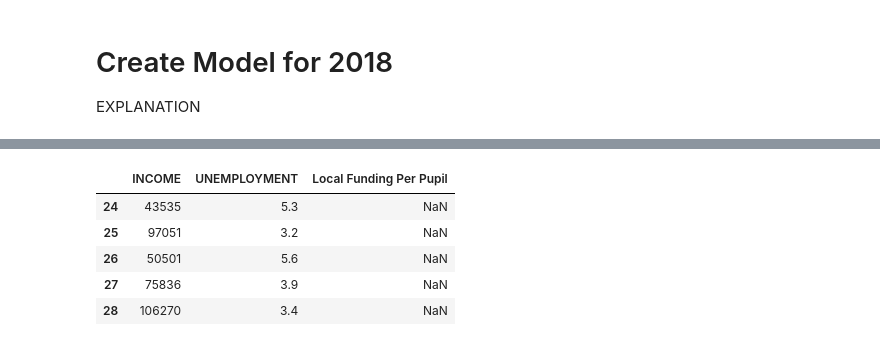
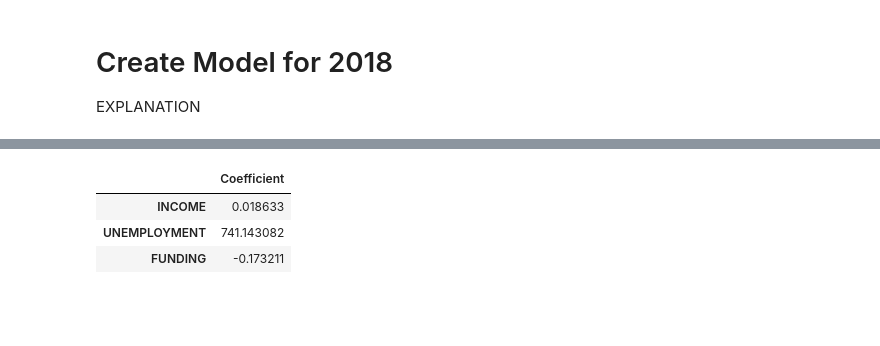
Before and after one commit to lgmueller/lgmueller.github.io, a Jupyter notebook: final-project/final-project.ipynb, the cells around one changed output, grey strips where cells are left out. Cells and saved outputs as stored; diff of their text form; code cells hidden in the pictures; blank space fills up the shorter version.

```diff
--- a/final-project/final-project.ipynb
+++ b/final-project/final-project.ipynb
@@ -549,15 +554,24 @@ crime_18.head()
 # %%
 # create variables for model
-X = crime_18[['INCOME',
+X = table_18[['INCOME',
               'UNEMPLOYMENT',
-              'Local Funding Per Pupil']]
+              'FUNDING']]
 X = pd.get_dummies(data=X, drop_first=True)
-Y = crime_18['OVERALL CRIME RATE PER 100,000 PEOPLE']
-X.head()
+Y = table_18['OVERALL CRIME RATE PER 100,000 PEOPLE']
-# %% [output]
-|  | INCOME | UNEMPLOYMENT | Local Funding Per Pupil |
-| 24 | 43535 | 5.3 | NaN |
-| 25 | 97051 | 3.2 | NaN |
-| 26 | 50501 | 5.6 | NaN |
-| 27 | 75836 | 3.9 | NaN |
-| 28 | 106270 | 3.4 | NaN |
+# %%
+# learn more about this go to
+# https://medium.com/analytics-vidhya/implementing-linear-regression-using-sklearn-76264a3c073c
+
+# split data in to test and train data
+X_train, X_test, y_train, y_test = train_test_split(X, Y, test_size=0.4, random_state=101)
+
+model = LinearRegression()
+model.fit(X_train,y_train)
+
+coeff_parameter = pd.DataFrame(model.coef_,X.columns,columns=['Coefficient'])
+coeff_parameter
+# %% [output]
+|  | Coefficient |
+| INCOME | 0.018633 |
+| UNEMPLOYMENT | 741.143082 |
+| FUNDING | -0.173211 |
```
Also changed, not shown: parts of 5 cells of this notebook.
